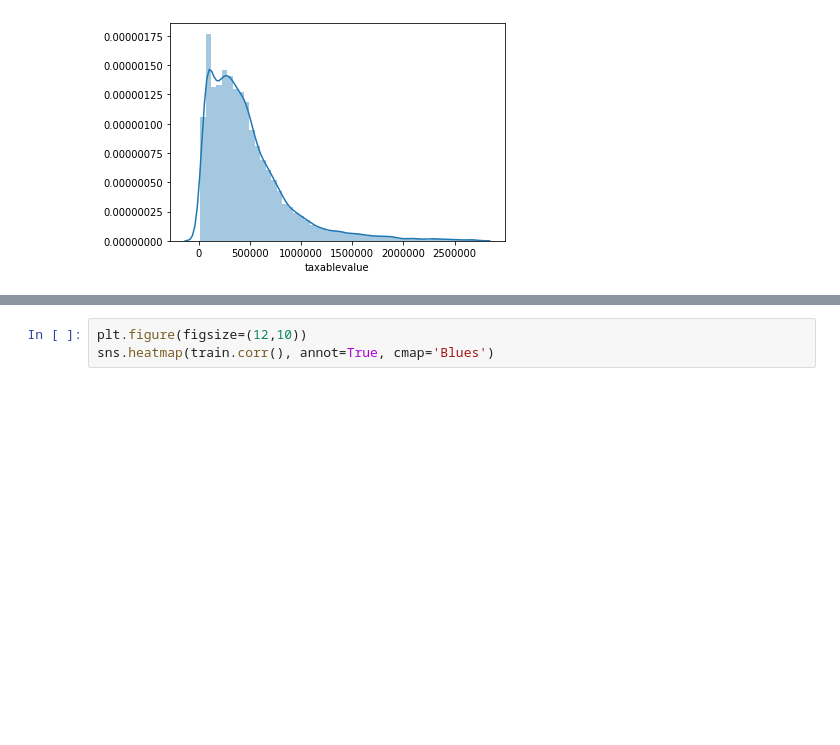
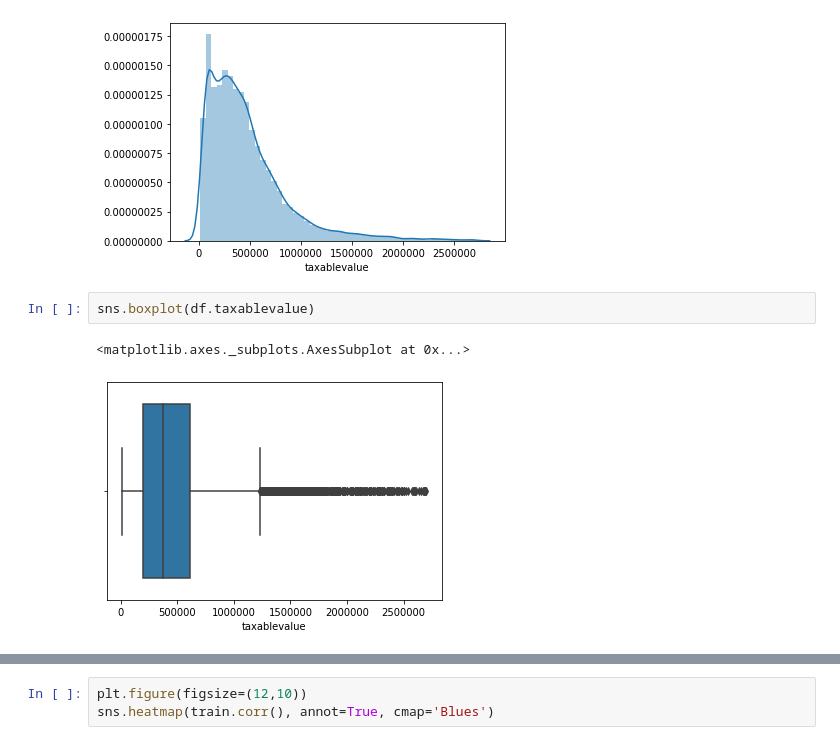
Before and after one commit to Gomez-and-Mainali/Zillow_Project, a Jupyter notebook: explore.ipynb, the cells around one changed output, grey strips where cells are left out. Drawn from its saved outputs; the diff is of its cells as text; blank space fills up the shorter version.

```diff
--- a/explore.ipynb
+++ b/explore.ipynb
@@ -58,6 +58,11 @@ sns.distplot(df.taxablevalue)
 # %% [output]
 <matplotlib.axes._subplots.AxesSubplot at 0x...>
 [figure]
+# %%
+sns.boxplot(df.taxablevalue)
+# %% [output]
+<matplotlib.axes._subplots.AxesSubplot at 0x...>
+[figure, added]
 # %%
 train_validate, test = train_test_split(df, test_size = .2, random_state = 123)
 train, validate = train_test_split(train_validate, test_size = .3, random_state = 123)
```
Also changed, not shown: parts of 18 cells of this notebook.
